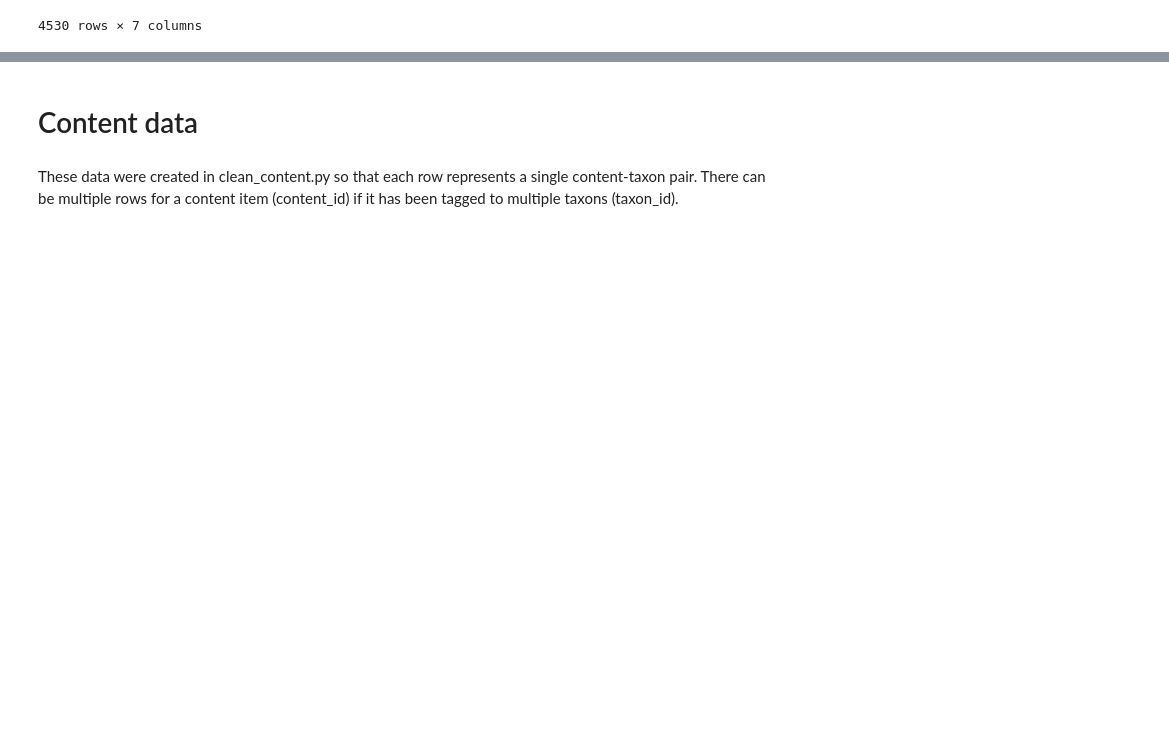
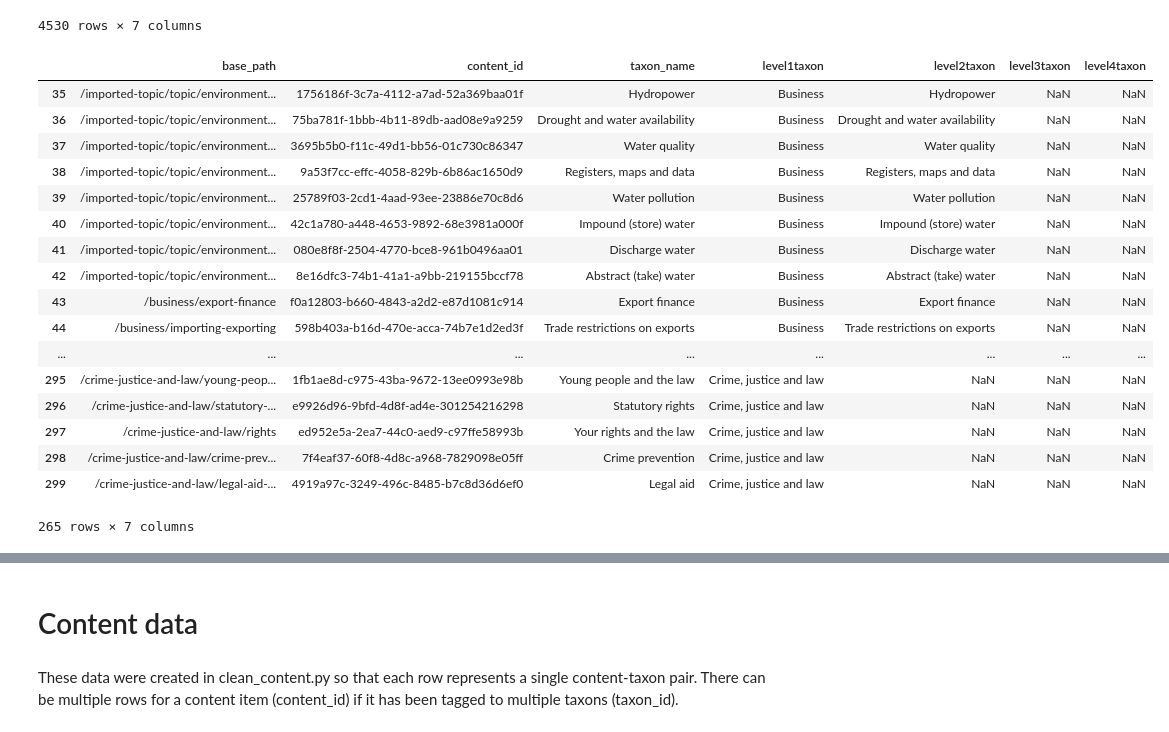
Before and after one commit to alphagov/govuk-taxonomy-supervised-learning, a Jupyter notebook: python/notebooks/EDA-MU.ipynb, the cells around one changed output, grey strips where cells are left out. Cells and saved outputs as stored; diff of their text form; code cells hidden in the pictures; blank space fills up the shorter version.

Commit message:
Get taxon name into lowest level of taxon path -nearly

```diff
--- a/python/notebooks/EDA-MU.ipynb
+++ b/python/notebooks/EDA-MU.ipynb
@@ -77,7 +64,7 @@ Index(['Unnamed: 0', 'base_path', 'content_id', 'taxon_name', 'level1',
        'level2taxon', 'level3taxon', 'level4taxon'],
       dtype='object')
 # %%
-taxons = taxons[['base_path','content_id','taxon_name','level1taxon','level2taxon','level3taxon','level4taxon']]
+taxons = taxons[['base_path','content_id','taxon_name','level1taxon','level2taxon','level3taxon','level4taxon']].copy()
 # %%
 taxons
 # %% [output]
@@ -102,3 +89,31 @@ taxons
 # %%
 #For top taxons (level1) ensure that taxon)name is in level1taxon column instead of Nan
 taxons['level1taxon'] = taxons['level1taxon'].fillna(taxons['taxon_name'])
+# %%
+import functools
+def conjunction(*conditions):
+    return functools.reduce(np.logical_and, conditions)
+# %%
+mask = taxons['level1taxon'] != taxons['taxon_name'], taxons['level2taxon'].isna()
+taxons['level2taxon'] = taxons['level2taxon'][conjunction(mask[0], mask[1])].fillna(taxons['taxon_name'])
+#taxons['level2taxon'] = taxons['level2taxon'][l1_taxnam & l2_miss].fillna(taxons['taxon_name'])
+taxons[35:300]
+# %% [output]
+|  | base_path | content_id | taxon_name | level1taxon | level2taxon | level3taxon | level4taxon |
+| 35 | /imported-topic/topic/environment... | 1756186f-3c7a-4112-a7ad-52a369baa01f | Hydropower | Business | Hydropower | NaN | NaN |
+| 36 | /imported-topic/topic/environment... | 75ba781f-1bbb-4b11-89db-aad08e9a9259 | Drought and water availability | Business | Drought and water availability | NaN | NaN |
+| 37 | /imported-topic/topic/environment... | 3695b5b0-f11c-49d1-bb56-01c730c86347 | Water quality | Business | Water quality | NaN | NaN |
+| 38 | /imported-topic/topic/environment... | 9a53f7cc-effc-4058-829b-6b86ac1650d9 | Registers, maps and data | Business | Registers, maps and data | NaN | NaN |
+| 39 | /imported-topic/topic/environment... | 25789f03-2cd1-4aad-93ee-23886e70c8d6 | Water pollution | Business | Water pollution | NaN | NaN |
+| 40 | /imported-topic/topic/environment... | 42c1a780-a448-4653-9892-68e3981a000f | Impound (store) water | Business | Impound (store) water | NaN | NaN |
+| 41 | /imported-topic/topic/environment... | 080e8f8f-2504-4770-bce8-961b0496aa01 | Discharge water | Business | Discharge water | NaN | NaN |
+| 42 | /imported-topic/topic/environment... | 8e16dfc3-74b1-41a1-a9bb-219155bccf78 | Abstract (take) water | Business | Abstract (take) water | NaN | NaN |
+| 43 | /business/export-finance | f0a12803-b660-4843-a2d2-e87d1081c914 | Export finance | Business | Export finance | NaN | NaN |
+| 44 | /business/importing-exporting | 598b403a-b16d-470e-acca-74b7e1d2ed3f | Trade restrictions on exports | Business | Trade restrictions on exports | NaN | NaN |
+| ... | ... | ... | ... | ... | ... | ... | ... |
+| 295 | /crime-justice-and-law/young-peop... | 1fb1ae8d-c975-43ba-9672-13ee0993e98b | Young people and the law | Crime, justice and law | NaN | NaN | NaN |
+| 296 | /crime-justice-and-law/statutory-... | e9926d96-9bfd-4d8f-ad4e-301254216298 | Statutory rights | Crime, justice and law | NaN | NaN | NaN |
+| 297 | /crime-justice-and-law/rights | ed952e5a-2ea7-44c0-aed9-c97ffe58993b | Your rights and the law | Crime, justice and law | NaN | NaN | NaN |
+| 298 | /crime-justice-and-law/crime-prev... | 7f4eaf37-60f8-4d8c-a968-7829098e05ff | Crime prevention | Crime, justice and law | NaN | NaN | NaN |
+| 299 | /crime-justice-and-law/legal-aid-... | 4919a97c-3249-496c-8485-b7c8d36d6ef0 | Legal aid | Crime, justice and law | NaN | NaN | NaN |
+265 rows × 7 columns
```
Also changed, not shown: parts of 55 cells of this notebook.
